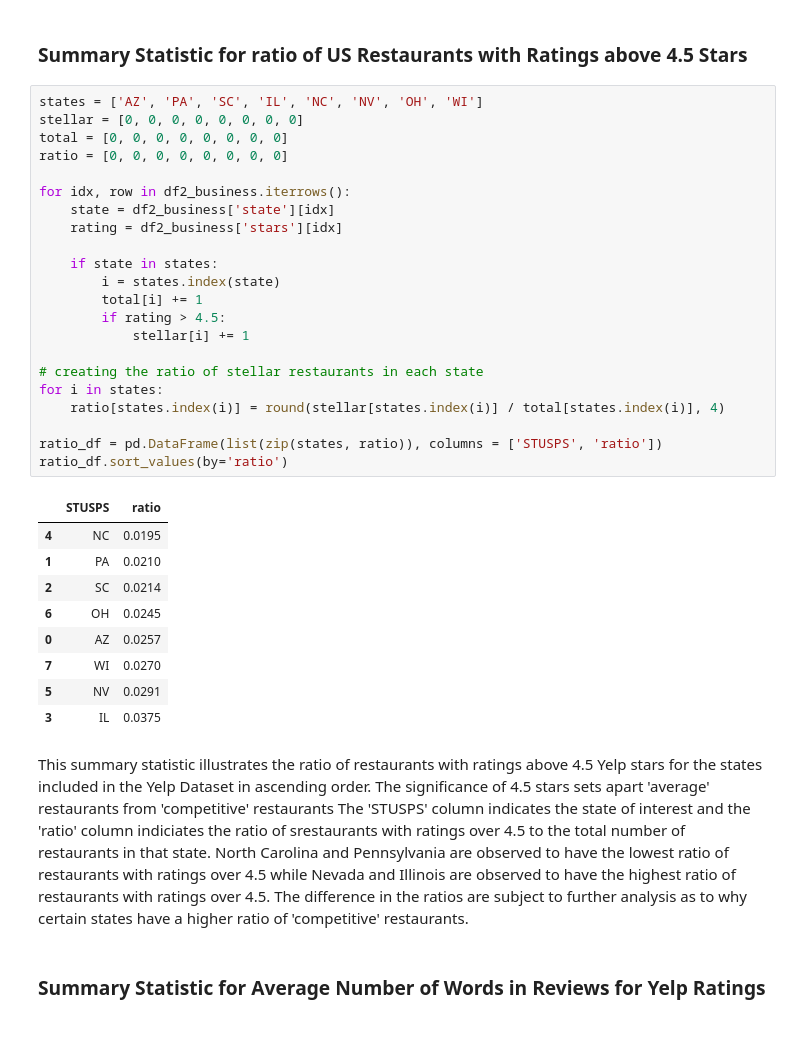
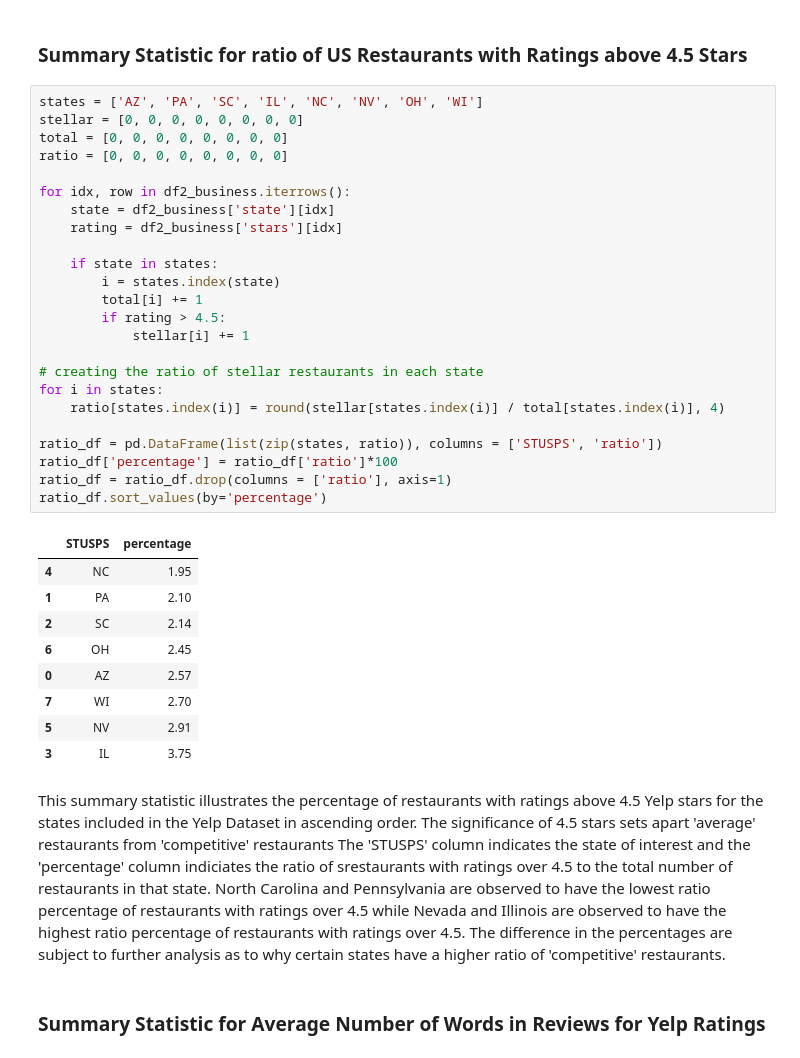
Before and after one commit to vvickychan/yelp-code, a Jupyter notebook: yelp.ipynb, the cells around one changed output. Drawn from its saved outputs; the diff is of its cells as text.

```diff
--- a/yelp.ipynb
+++ b/yelp.ipynb
@@ -505,37 +505,39 @@ This summary statistic shows the average rating of restaurants in the US based o
 # %%
 states = ['AZ', 'PA', 'SC', 'IL', 'NC', 'NV', 'OH', 'WI']
 stellar = [0, 0, 0, 0, 0, 0, 0, 0]
 total = [0, 0, 0, 0, 0, 0, 0, 0]
 ratio = [0, 0, 0, 0, 0, 0, 0, 0]
 
 for idx, row in df2_business.iterrows():
     state = df2_business['state'][idx]
     rating = df2_business['stars'][idx]
 
     if state in states:
         i = states.index(state)
         total[i] += 1
         if rating > 4.5:
             stellar[i] += 1
 
 # creating the ratio of stellar restaurants in each state
 for i in states:
     ratio[states.index(i)] = round(stellar[states.index(i)] / total[states.index(i)], 4)
 
 ratio_df = pd.DataFrame(list(zip(states, ratio)), columns = ['STUSPS', 'ratio'])
-ratio_df.sort_values(by='ratio')
+ratio_df['percentage'] = ratio_df['ratio']*100
+ratio_df = ratio_df.drop(columns = ['ratio'], axis=1)
+ratio_df.sort_values(by='percentage')
 # %% [output]
-|  | STUSPS | ratio |
-| 4 | NC | 0.0195 |
-| 1 | PA | 0.0210 |
-| 2 | SC | 0.0214 |
-| 6 | OH | 0.0245 |
-| 0 | AZ | 0.0257 |
-| 7 | WI | 0.0270 |
-| 5 | NV | 0.0291 |
-| 3 | IL | 0.0375 |
+|  | STUSPS | percentage |
+| 4 | NC | 1.95 |
+| 1 | PA | 2.10 |
+| 2 | SC | 2.14 |
+| 6 | OH | 2.45 |
+| 0 | AZ | 2.57 |
+| 7 | WI | 2.70 |
+| 5 | NV | 2.91 |
+| 3 | IL | 3.75 |
 # %% [markdown]
-This summary statistic illustrates the ratio of restaurants with ratings above 4.5 Yelp stars for the states included in the Yelp Dataset in ascending order. The significance of 4.5 stars sets apart 'average' restaurants from 'competitive' restaurants  The 'STUSPS' column indicates the state of interest and the 'ratio' column indiciates the ratio of srestaurants with ratings over 4.5 to the total number of restaurants in that state. North Carolina and Pennsylvania are observed to have the lowest ratio of restaurants with ratings over 4.5 while Nevada and Illinois are observed to have the highest ratio of restaurants with ratings over 4.5. The difference in the ratios are subject to further analysis as to why certain states have a higher ratio of 'competitive' restaurants.
+This summary statistic illustrates the percentage of restaurants with ratings above 4.5 Yelp stars for the states included in the Yelp Dataset in ascending order. The significance of 4.5 stars sets apart 'average' restaurants from 'competitive' restaurants  The 'STUSPS' column indicates the state of interest and the 'percentage' column indiciates the ratio of srestaurants with ratings over 4.5 to the total number of restaurants in that state. North Carolina and Pennsylvania are observed to have the lowest ratio percentage of restaurants with ratings over 4.5 while Nevada and Illinois are observed to have the highest ratio percentage of restaurants with ratings over 4.5. The difference in the percentages are subject to further analysis as to why certain states have a higher ratio of 'competitive' restaurants.
 # %% [markdown]
 ### Summary Statistic for Average Number of Words in Reviews for Yelp Ratings
 # %%
```
Also changed, not shown: parts of 12 cells of this notebook.
